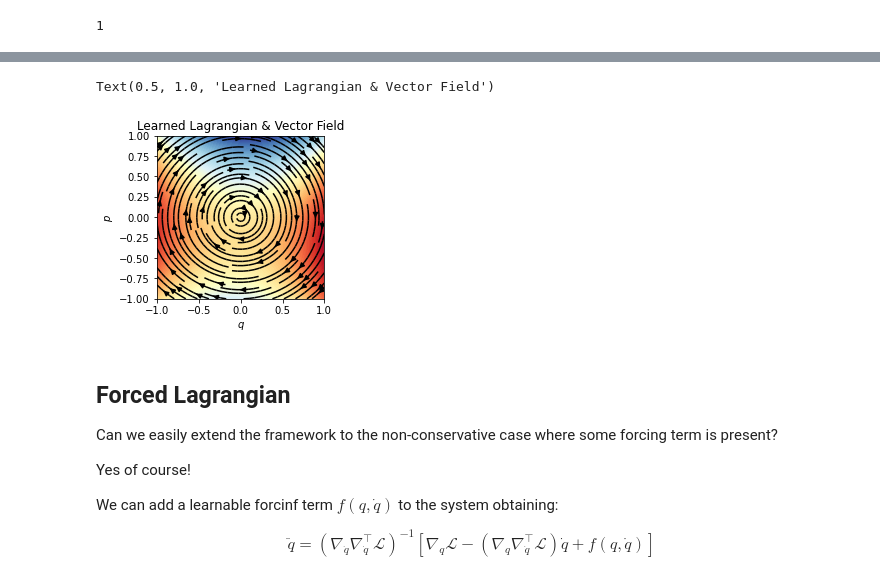
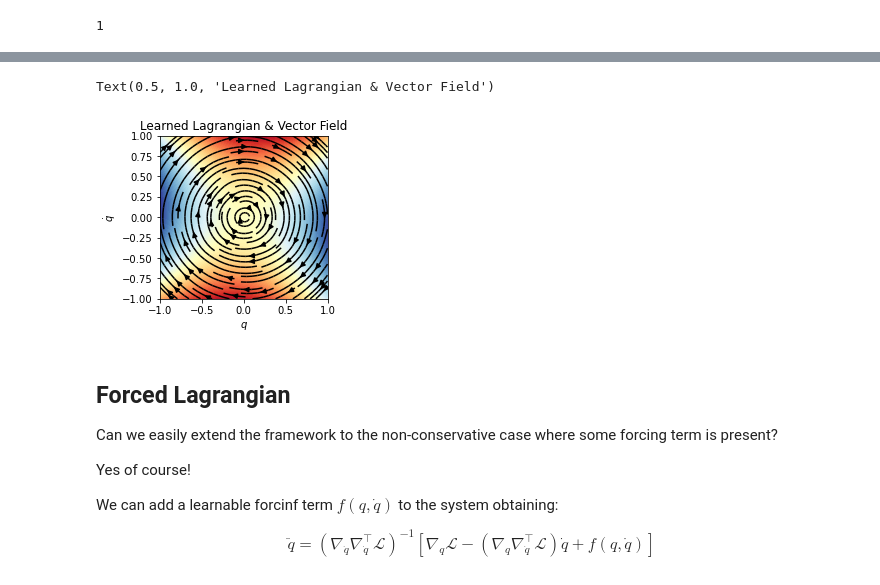
Before and after one commit to DiffEqML/torchdyn, a Jupyter notebook: tutorials/09_lagrangian_nets.ipynb, the cells around one changed output, grey strips where cells are left out. Cells and saved outputs as stored; diff of their text form; code cells hidden in the pictures.

```diff
--- a/tutorials/09_lagrangian_nets.ipynb
+++ b/tutorials/09_lagrangian_nets.ipynb
@@ -153,28 +168,22 @@ Text(0.5, 1.0, "LNN's learned trajectories")
 # %%
 # Plot Lagrangian and learned vector field
-n_grid =  50
-x = torch.linspace(-1,1,n_grid)
-Q, P = torch.meshgrid(x,x)
-H, U, V = torch.zeros(Q.shape), torch.zeros(Q.shape), torch.zeros(Q.shape)
-for i in range(n_grid):
-    for j in range(n_grid):
-        x = torch.cat([Q[i,j].reshape(1,1),P[i,j].reshape(1,1)],1).to(device)
-        H[i,j] = model.defunc.m.net(x).detach().cpu()
-        O = model.defunc(0,x).detach().cpu()
-        U[i,j], V[i,j] = O[0,0], O[0,1]
-
+n_grid =  50 ; x = torch.linspace(-1, 1, n_grid)
+Q, Qd = torch.meshgrid(x, x); qqd = torch.cat([Q.reshape(-1,1), Qd.reshape(-1,1)], 1).to(device)
+L = model.defunc.m.L(qqd).detach().cpu().reshape(n_grid, n_grid)
+UV = model.defunc(0, qqd).detach().cpu()
+U = UV[:,0].reshape(n_grid, n_grid) ; V = UV[:,1].reshape(n_grid, n_grid)
 fig = plt.figure(figsize=(3,3))
 ax = fig.add_subplot(111)
-ax.contourf(Q,P,H,100,cmap='RdYlBu')
-ax.streamplot(Q.T.numpy(),P.T.numpy(),U.T.numpy(),V.T.numpy(), color='black')
+ax.contourf(Q, Qd, L,100,cmap='RdYlBu')
+ax.streamplot(Q.T.numpy(),Qd.T.numpy(),U.T.numpy(),V.T.numpy(), color='black')
 ax.set_xlim([Q.min(),Q.max()])
-ax.set_ylim([P.min(),P.max()])
+ax.set_ylim([Qd.min(),Qd.max()])
 ax.set_xlabel(r"$q$")
-ax.set_ylabel(r"$p$")
+ax.set_ylabel(r"$\dot q$")
 ax.set_title("Learned Lagrangian & Vector Field")
 # %% [output]
 Text(0.5, 1.0, 'Learned Lagrangian & Vector Field')
-[figure, old version]
+[figure, new version]
 # %% [markdown]
 ## Forced Lagrangian
 
```
Also changed, not shown: parts of 18 cells of this notebook, 1 other file.
